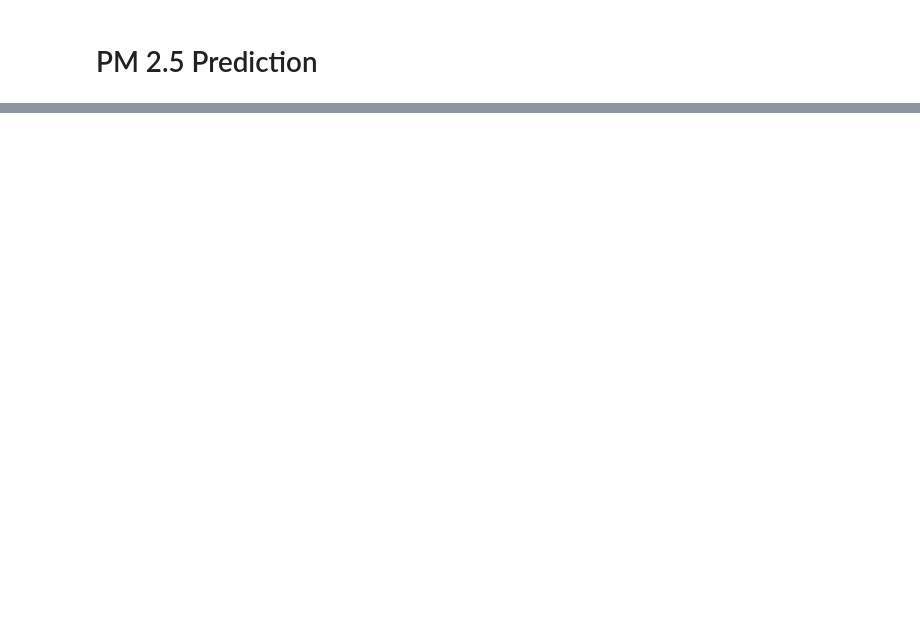
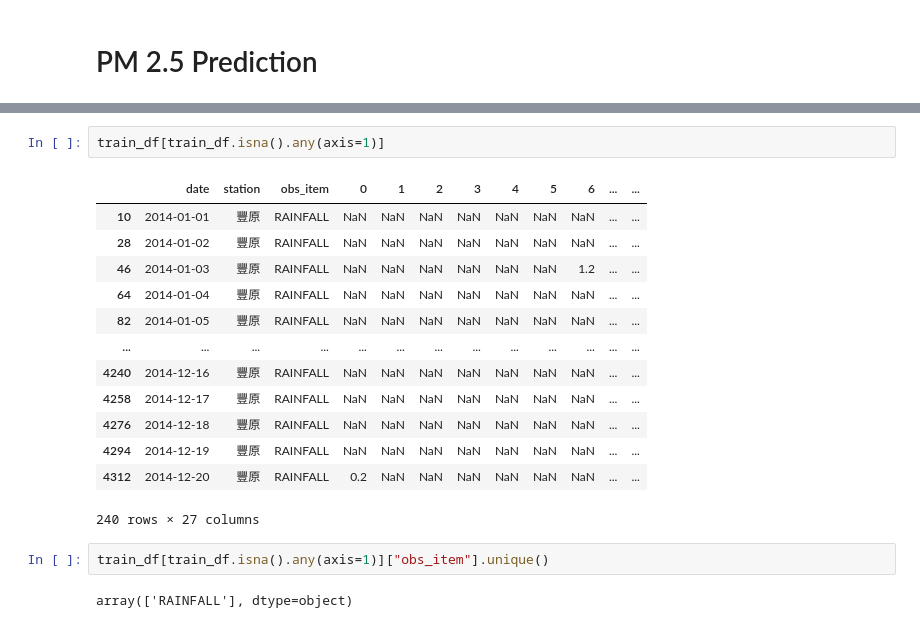
Before and after one commit to jet-c-21/LHY-ML, a Jupyter notebook: Regression/Linear_Regression_Practice/PM2.5 Prediction.ipynb, the cells around one changed output, grey strips where cells are left out. Saved outputs shown, nothing was run; the diff lists cells and outputs as text; blank space fills up the shorter version.

```diff
--- a/Regression/Linear_Regression_Practice/PM2.5 Prediction.ipynb
+++ b/Regression/Linear_Regression_Practice/PM2.5 Prediction.ipynb
@@ -29,0 +71,20 @@ train_df
+# %%
+train_df[train_df.isna().any(axis=1)]
+# %% [output]
+|  | date | station | obs_item | 0 | 1 | 2 | 3 | 4 | 5 | 6 | ... | ... |
+| 10 | 2014-01-01 | 豐原 | RAINFALL | NaN | NaN | NaN | NaN | NaN | NaN | NaN | ... | ... |
+| 28 | 2014-01-02 | 豐原 | RAINFALL | NaN | NaN | NaN | NaN | NaN | NaN | NaN | ... | ... |
+| 46 | 2014-01-03 | 豐原 | RAINFALL | NaN | NaN | NaN | NaN | NaN | NaN | 1.2 | ... | ... |
+| 64 | 2014-01-04 | 豐原 | RAINFALL | NaN | NaN | NaN | NaN | NaN | NaN | NaN | ... | ... |
+| 82 | 2014-01-05 | 豐原 | RAINFALL | NaN | NaN | NaN | NaN | NaN | NaN | NaN | ... | ... |
+| ... | ... | ... | ... | ... | ... | ... | ... | ... | ... | ... | ... | ... |
+| 4240 | 2014-12-16 | 豐原 | RAINFALL | NaN | NaN | NaN | NaN | NaN | NaN | NaN | ... | ... |
+| 4258 | 2014-12-17 | 豐原 | RAINFALL | NaN | NaN | NaN | NaN | NaN | NaN | NaN | ... | ... |
+| 4276 | 2014-12-18 | 豐原 | RAINFALL | NaN | NaN | NaN | NaN | NaN | NaN | NaN | ... | ... |
+| 4294 | 2014-12-19 | 豐原 | RAINFALL | NaN | NaN | NaN | NaN | NaN | NaN | NaN | ... | ... |
+| 4312 | 2014-12-20 | 豐原 | RAINFALL | 0.2 | NaN | NaN | NaN | NaN | NaN | NaN | ... | ... |
+240 rows × 27 columns
+# %%
+train_df[train_df.isna().any(axis=1)]["obs_item"].unique()
+# %% [output]
+array(['RAINFALL'], dtype=object)
```
Also changed, not shown: parts of 27 cells of this notebook, 3 other files.
